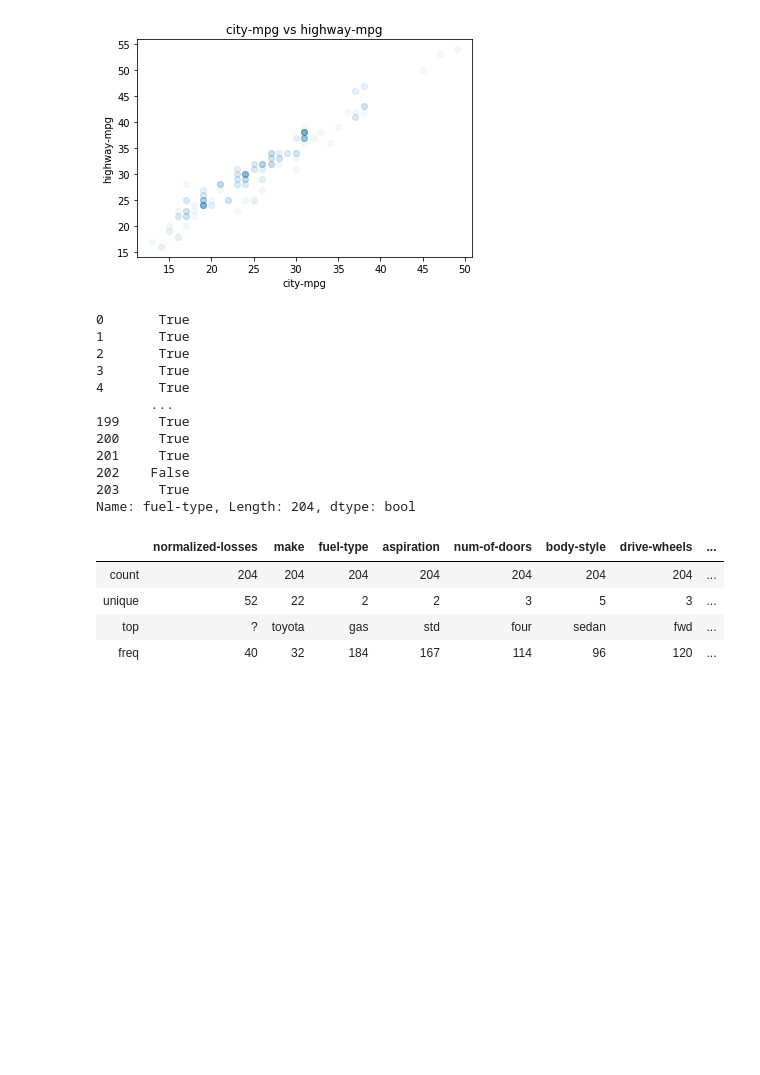
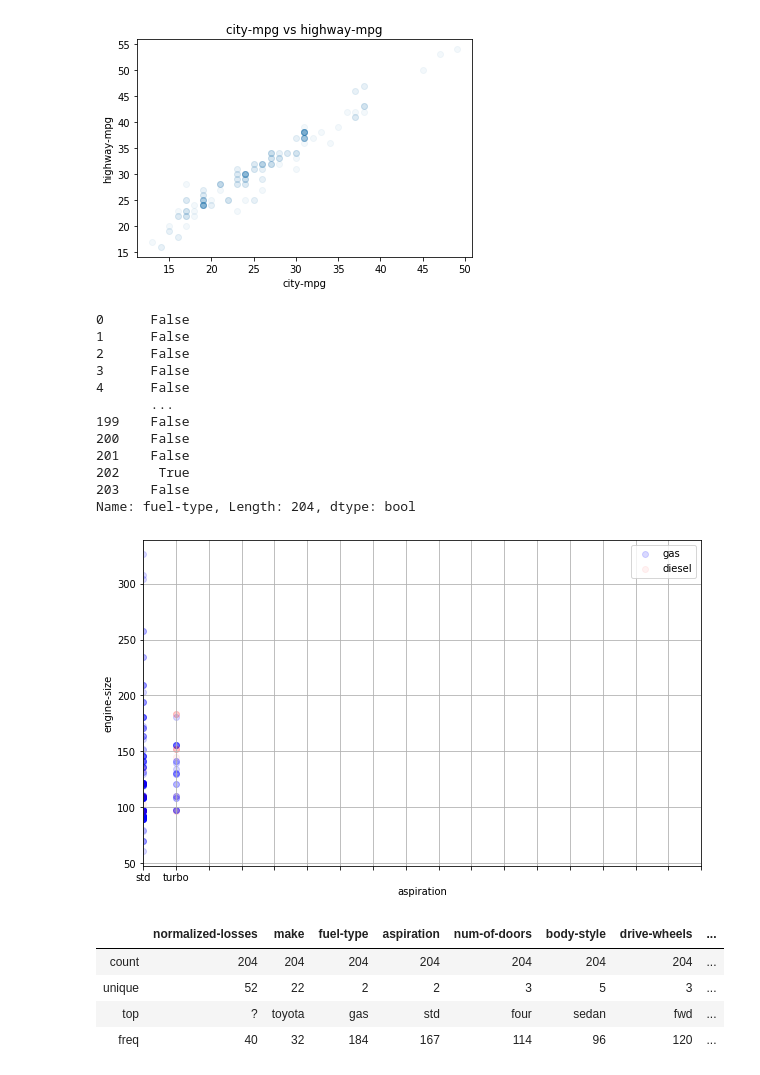
Before and after one commit to Antonii30/ML, a Jupyter notebook: lab1.ipynb, the cells around one changed output. Drawn from its saved outputs; the diff is of its cells as text; code cells hidden in the pictures; blank space fills up the shorter version.

```diff
--- a/lab1.ipynb
+++ b/lab1.ipynb
@@ -6,9 +6,7 @@ import matplotlib.pyplot as plt
 import pandas as pd
 %matplotlib inline
 # %%
-#url = 'https://archive.ics.uci.edu/ml/machine-learning-databases/autos/imports-85.data'
-#url = 'https://archive.ics.uci.edu/ml/machine-learning-databases/flags/flag.data'
-url = '/Users/maackiarsenij/imports-85.data'
+url = '/Users/wise/downloads/imports-85.data'
 data = pd.read_csv(url, sep = ',', engine='python')
 data.columns = ['symboling', 'normalized-losses', 'make', 'fuel-type', 'aspiration', 'num-of-doors', 'body-style', 'drive-wheels', 'engine-location', 'wheel-base', 'length', 'width', 'height', 'curb-weight', 'engine-type', 'num-of-cylinders', 'engine-size', 'fuel-system','bore', 'stroke', 'compression-ratio', 'horsepower', 'peak-rpm', 'city-mpg', 'highway-mpg', 'price']
 # %%
@@ -170,17 +205,17 @@ pass
 # %% [output]
 [figure]
 # %%
-data['fuel-type'] == 'gas'
+data['fuel-type'] == 'diesel'
 # %% [output]
-0       True
-1       True
-2       True
-3       True
-4       True
+0      False
+1      False
+2      False
+3      False
+4      False
        ...
-199     True
-200     True
-201     True
-202    False
-203     True
+199    False
+200    False
+201    False
+202     True
+203    False
 Name: fuel-type, Length: 204, dtype: bool
@@ -189,3 +222,26 @@ Name: fuel-type, Length: 204, dtype: bool
+# %%
+plt.figure(figsize = (10, 6))
+
+plt.scatter(data[data['fuel-type'] == 'gas']['aspiration'],
+            data[data['fuel-type'] == 'gas']['engine-size'],
+            alpha = 0.15,
+            label = 'gas',
+            color = 'b')
+
+plt.scatter(data[data['fuel-type'] == 'diesel']['aspiration'],
+            data[data['fuel-type'] == 'diesel']['engine-size'],
+            alpha = 0.05,
+            label = 'diesel',
+            color = 'r')
+
+plt.xlabel('aspiration')
+plt.xticks(range(18))
+plt.xlim(0, 17)
+plt.ylabel('engine-size')
+plt.legend()
+plt.grid()
+# %% [output]
+[figure, added]
 # %%
 data.describe(include = ['object'])
 # %% [output]
```
Also changed, not shown: parts of 43 cells of this notebook.
